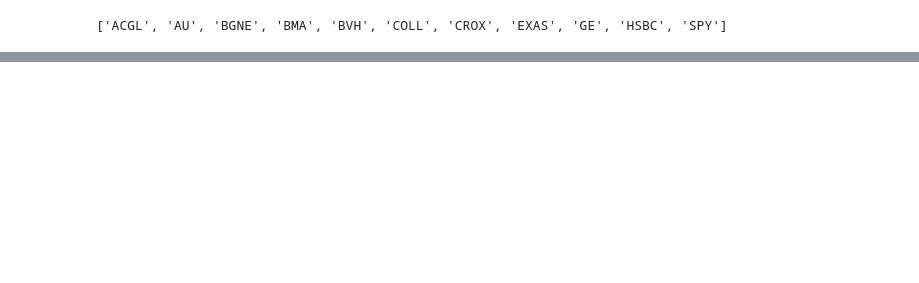
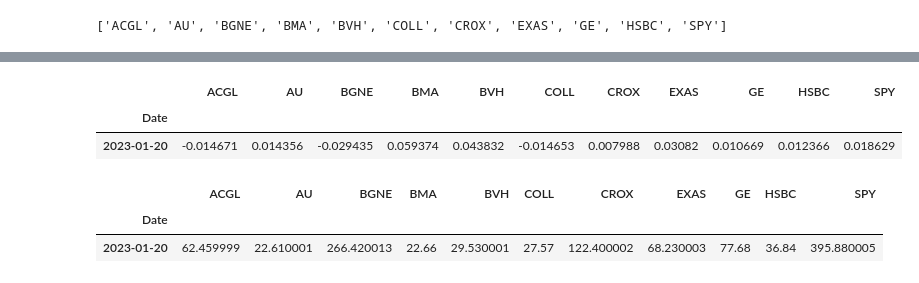
Before and after one commit to pympk/py379, a Jupyter notebook: yf_8.ipynb, the cells around one changed output, grey strips where cells are left out. Drawn from its saved outputs; the diff is of its cells as text; code cells hidden in the pictures; blank space fills up the shorter version.

```diff
--- a/yf_8.ipynb
+++ b/yf_8.ipynb
@@ -195,0 +196,12 @@ Date
+# %%
+_df.pct_change().tail(1)
+# %% [output]
+|  | ACGL | AU | BGNE | BMA | BVH | COLL | CROX | EXAS | GE | HSBC | SPY |
+| Date |  |  |  |  |  |  |  |  |  |  |  |
+| 2023-01-20 | -0.014671 | 0.014356 | -0.029435 | 0.059374 | 0.043832 | -0.014653 | 0.007988 | 0.03082 | 0.010669 | 0.012366 | 0.018629 |
+# %%
+_df.tail(1)
+# %% [output]
+|  | ACGL | AU | BGNE | BMA | BVH | COLL | CROX | EXAS | GE | HSBC | SPY |
+| Date |  |  |  |  |  |  |  |  |  |  |  |
+| 2023-01-20 | 62.459999 | 22.610001 | 266.420013 | 22.66 | 29.530001 | 27.57 | 122.400002 | 68.230003 | 77.68 | 36.84 | 395.880005 |
```
Also changed, not shown: parts of 4 cells of this notebook, 3 other files.
